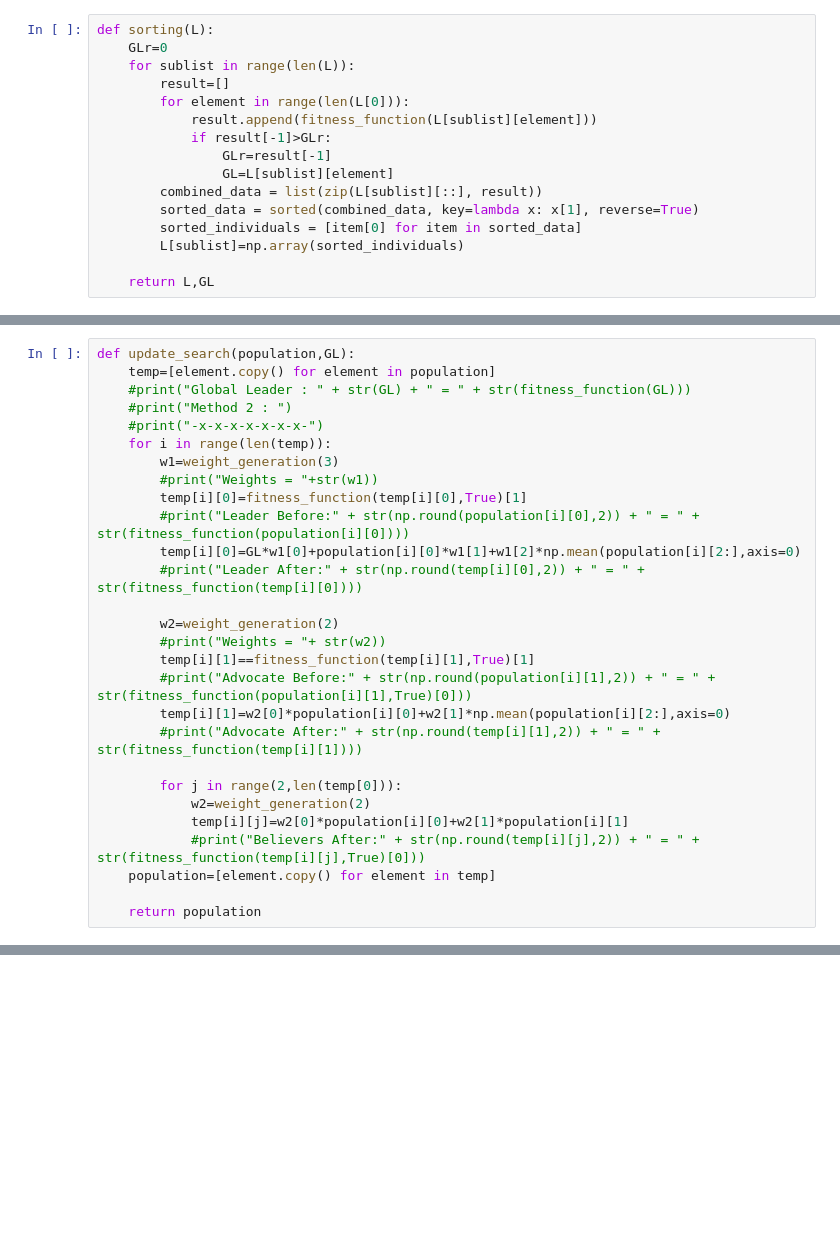
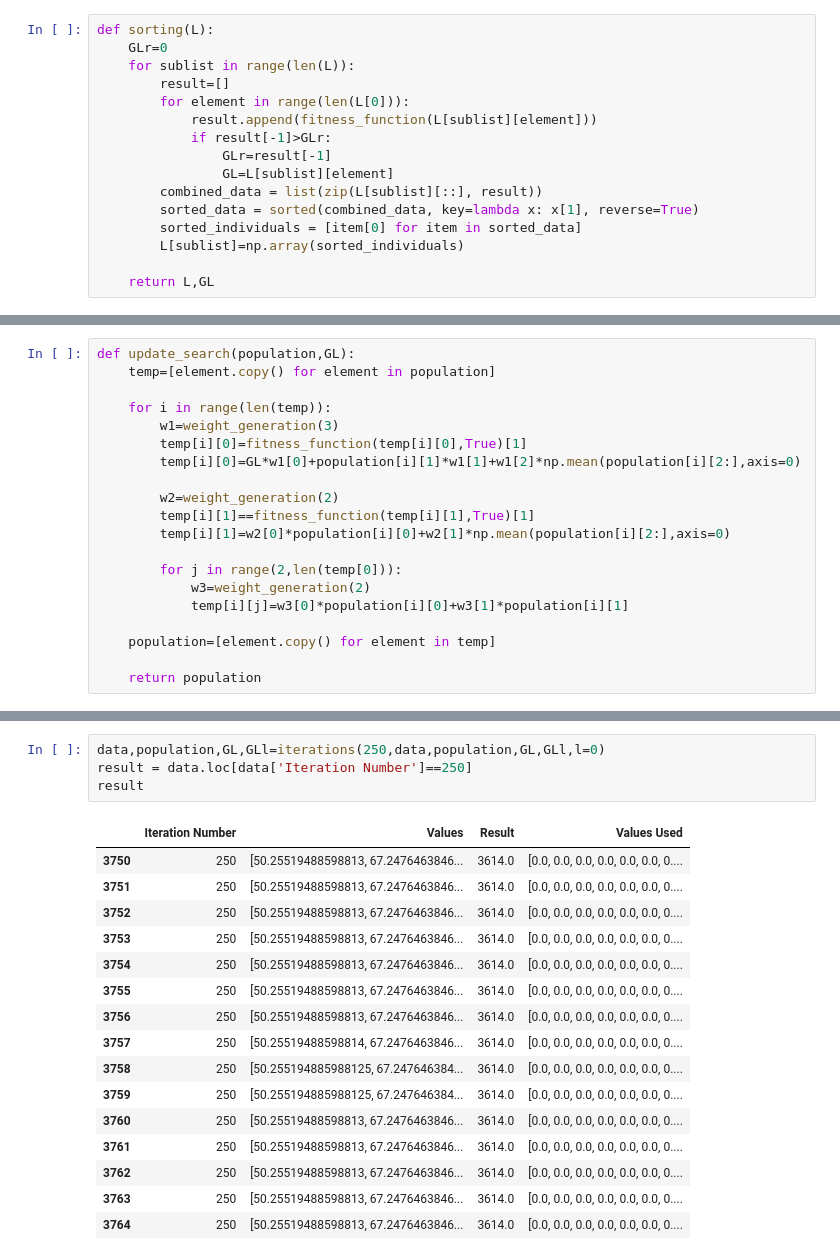
Before and after one commit to mustafa-droid18/LAB_Algorithm_Knapsack_Problem, a Jupyter notebook: Single Knapsack Problem/Single_Knapsack_Problem.ipynb, the cells around one changed output, grey strips where cells are left out. Cells and saved outputs as stored; diff of their text form; blank space fills up the shorter version.

```diff
--- a/Single Knapsack Problem/Single_Knapsack_Problem.ipynb
+++ b/Single Knapsack Problem/Single_Knapsack_Problem.ipynb
@@ -180,28 +260,20 @@ def sorting(L):
 # %%
 def update_search(population,GL):
     temp=[element.copy() for element in population]
-    #print("Global Leader : " + str(GL) + " = " + str(fitness_function(GL)))
-    #print("Method 2 : ")
-    #print("-x-x-x-x-x-x-x-")
+
     for i in range(len(temp)):
         w1=weight_generation(3)
-        #print("Weights = "+str(w1))
         temp[i][0]=fitness_function(temp[i][0],True)[1]
-        #print("Leader Before:" + str(np.round(population[i][0],2)) + " = " + str(fitness_function(population[i][0])))
-        temp[i][0]=GL*w1[0]+population[i][0]*w1[1]+w1[2]*np.mean(population[i][2:],axis=0)
-        #print("Leader After:" + str(np.round(temp[i][0],2)) + " = " + str(fitness_function(temp[i][0])))
+        temp[i][0]=GL*w1[0]+population[i][1]*w1[1]+w1[2]*np.mean(population[i][2:],axis=0)
 
         w2=weight_generation(2)
-        #print("Weights = "+ str(w2))
         temp[i][1]==fitness_function(temp[i][1],True)[1]
-        #print("Advocate Before:" + str(np.round(population[i][1],2)) + " = " + str(fitness_function(population[i][1],True)[0]))
         temp[i][1]=w2[0]*population[i][0]+w2[1]*np.mean(population[i][2:],axis=0)
-        #print("Advocate After:" + str(np.round(temp[i][1],2)) + " = " + str(fitness_function(temp[i][1])))
 
         for j in range(2,len(temp[0])):
-            w2=weight_generation(2)
-            temp[i][j]=w2[0]*population[i][0]+w2[1]*population[i][1]
-            #print("Believers After:" + str(np.round(temp[i][j],2)) + " = " + str(fitness_function(temp[i][j],True)[0]))
+            w3=weight_generation(2)
+            temp[i][j]=w3[0]*population[i][0]+w3[1]*population[i][1]
+
     population=[element.copy() for element in temp]
 
     return population
@@ -301,0 +436,21 @@ data
+# %%
+data,population,GL,GLl=iterations(250,data,population,GL,GLl,l=0)
+result = data.loc[data['Iteration Number']==250]
+result
+# %% [output]
+|  | Iteration Number | Values | Result | Values Used |
+| 3750 | 250 | [50.25519488598813, 67.2476463846... | 3614.0 | [0.0, 0.0, 0.0, 0.0, 0.0, 0.0, 0.... |
+| 3751 | 250 | [50.25519488598813, 67.2476463846... | 3614.0 | [0.0, 0.0, 0.0, 0.0, 0.0, 0.0, 0.... |
+| 3752 | 250 | [50.25519488598813, 67.2476463846... | 3614.0 | [0.0, 0.0, 0.0, 0.0, 0.0, 0.0, 0.... |
+| 3753 | 250 | [50.25519488598813, 67.2476463846... | 3614.0 | [0.0, 0.0, 0.0, 0.0, 0.0, 0.0, 0.... |
+| 3754 | 250 | [50.25519488598813, 67.2476463846... | 3614.0 | [0.0, 0.0, 0.0, 0.0, 0.0, 0.0, 0.... |
+| 3755 | 250 | [50.25519488598813, 67.2476463846... | 3614.0 | [0.0, 0.0, 0.0, 0.0, 0.0, 0.0, 0.... |
+| 3756 | 250 | [50.25519488598813, 67.2476463846... | 3614.0 | [0.0, 0.0, 0.0, 0.0, 0.0, 0.0, 0.... |
+| 3757 | 250 | [50.25519488598814, 67.2476463846... | 3614.0 | [0.0, 0.0, 0.0, 0.0, 0.0, 0.0, 0.... |
+| 3758 | 250 | [50.255194885988125, 67.247646384... | 3614.0 | [0.0, 0.0, 0.0, 0.0, 0.0, 0.0, 0.... |
+| 3759 | 250 | [50.255194885988125, 67.247646384... | 3614.0 | [0.0, 0.0, 0.0, 0.0, 0.0, 0.0, 0.... |
+| 3760 | 250 | [50.25519488598813, 67.2476463846... | 3614.0 | [0.0, 0.0, 0.0, 0.0, 0.0, 0.0, 0.... |
+| 3761 | 250 | [50.25519488598813, 67.2476463846... | 3614.0 | [0.0, 0.0, 0.0, 0.0, 0.0, 0.0, 0.... |
+| 3762 | 250 | [50.25519488598813, 67.2476463846... | 3614.0 | [0.0, 0.0, 0.0, 0.0, 0.0, 0.0, 0.... |
+| 3763 | 250 | [50.25519488598813, 67.2476463846... | 3614.0 | [0.0, 0.0, 0.0, 0.0, 0.0, 0.0, 0.... |
+| 3764 | 250 | [50.25519488598813, 67.2476463846... | 3614.0 | [0.0, 0.0, 0.0, 0.0, 0.0, 0.0, 0.... |
```
Also changed, not shown: parts of 30 cells of this notebook.
